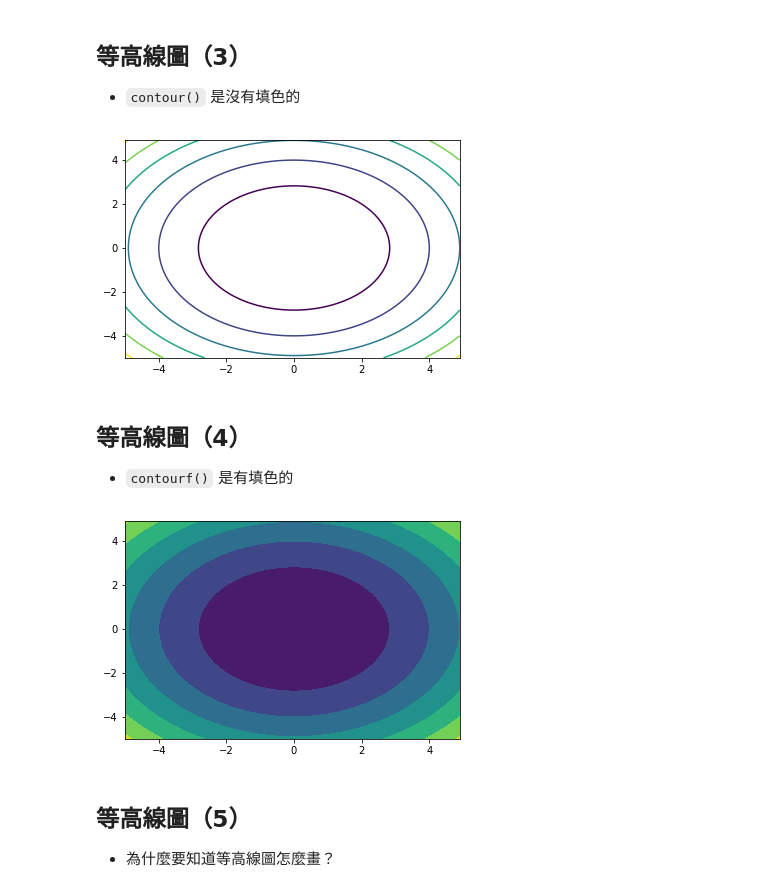
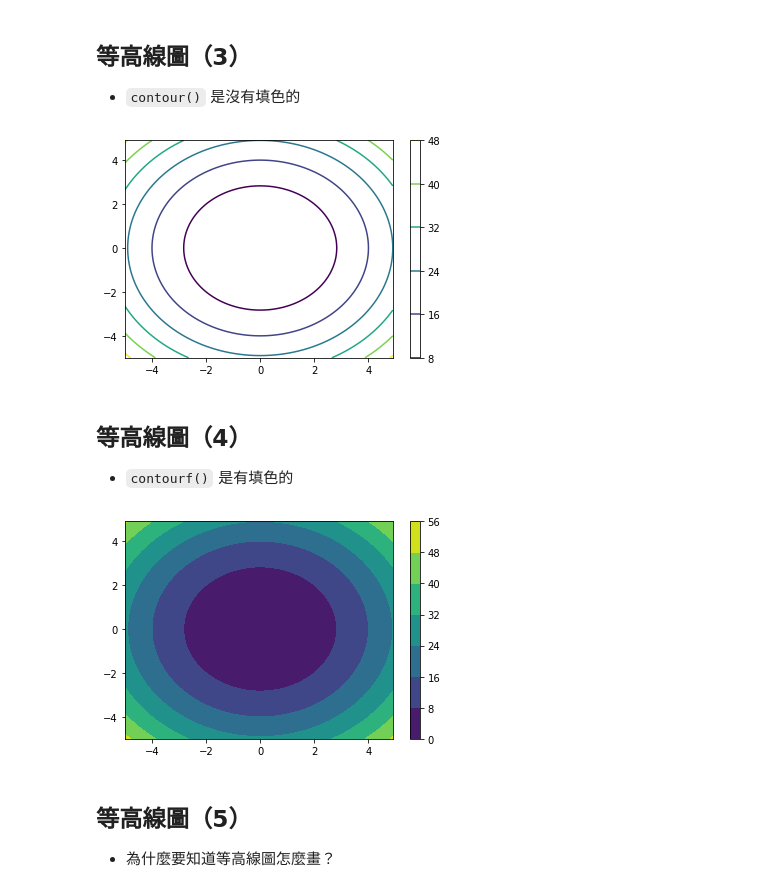
Before and after one commit to yaojenkuo/python_4_ds, a Jupyter notebook: ch10.ipynb, the cells around one changed output. Saved outputs shown, nothing was run; the diff lists cells and outputs as text; code cells hidden in the pictures.

```diff
--- a/ch10.ipynb
+++ b/ch10.ipynb
@@ -453,13 +499,14 @@ print(z)
 # %%
 import numpy as np
 
 u = np.arange(start = -5, stop = 5, step = 0.1)
 x, y = np.meshgrid(u, u)
 z = x**2 + y**2
 plt.contour(x, y, z)
+plt.colorbar()
 plt.show()
 # %% [output]
-[figure, old version]
+[figure, new version]
 # %% [markdown]
 ## 等高線圖（4）
 
@@ -471,10 +518,11 @@ import matplotlib.pyplot as plt
 u = np.arange(start = -5, stop = 5, step = 0.1)
 x, y = np.meshgrid(u, u)
 z = x**2 + y**2
-plt.contourf(x, y, z)
+cf = plt.contourf(x, y, z)
+plt.colorbar(cf)
 plt.show()
 # %% [output]
-[figure, old version]
+[figure, new version]
 # %% [markdown]
 ## 等高線圖（5）
 
```
Also changed, not shown: parts of 27 cells of this notebook, 1 other file.
